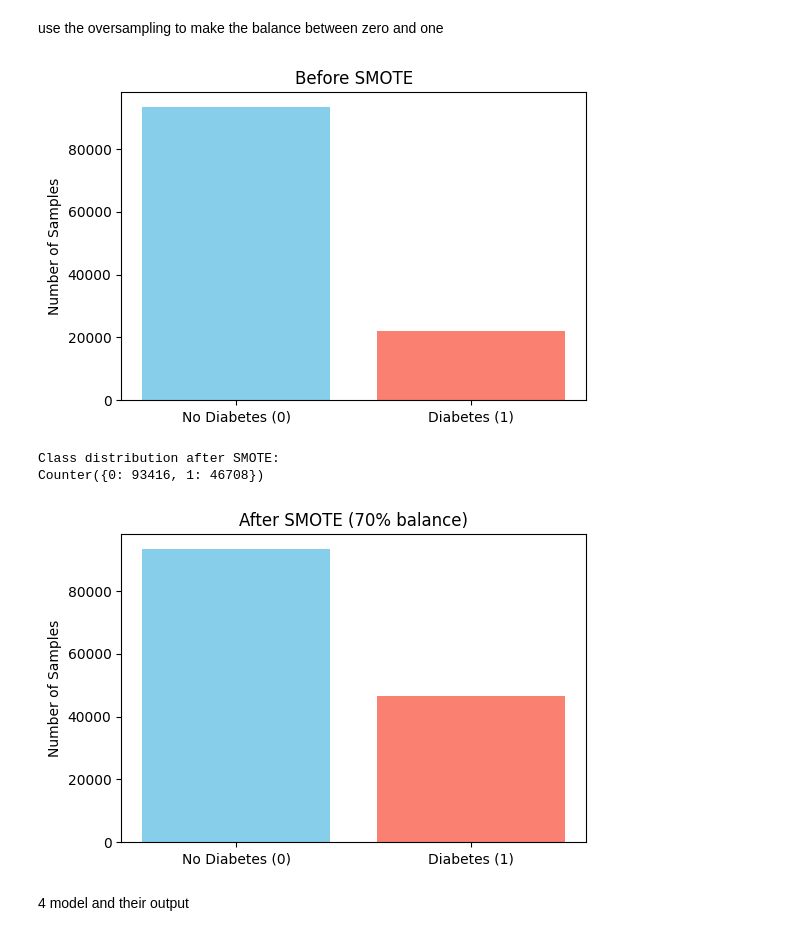
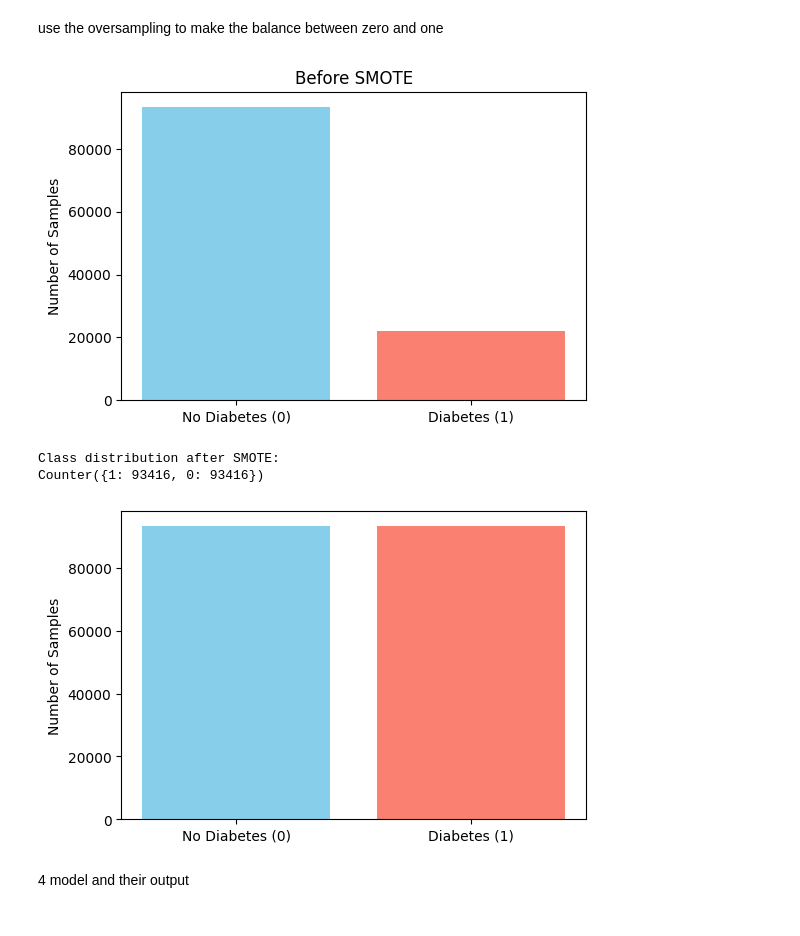
Before and after one commit to Mahed21/smartDiabetes_model, a Jupyter notebook: analysis new.ipynb, the cells around one changed output. Saved outputs shown, nothing was run; the diff lists cells and outputs as text; code cells hidden in the pictures.

```diff
--- a/analysis new.ipynb
+++ b/analysis new.ipynb
@@ -382,50 +353,48 @@ X_train, X_test, y_train, y_test = train_test_split(
 # %% [markdown]
 use the oversampling to make the balance between zero and one
 # %%
-
-
 from imblearn.over_sampling import SMOTE
 from collections import Counter
 import matplotlib.pyplot as plt
 from sklearn.metrics import accuracy_score
 
-# Partial oversampling (70%)
-smote = SMOTE(sampling_strategy=0.5, random_state=42)
+# Partial oversampling (50%)
+smote = SMOTE(sampling_strategy='auto', random_state=42)
 X_train_balanced, y_train_balanced = smote.fit_resample(X_train, y_train)
 
 # Prepare list for results
 results = []
 
 def evaluate_model(name, y_true, y_pred):
     accuracy = accuracy_score(y_true, y_pred)
     result = {
         'Model': name,
         'Accuracy (%)': round(accuracy * 100, 2)
     }
     results.append(result)
     return result
 # Before SMOTE plot
 plt.figure(figsize=(6, 4))
 plt.bar(['No Diabetes (0)', 'Diabetes (1)'], [Counter(y_train)[0], Counter(y_train)[1]], color=['skyblue', 'salmon'])
 plt.title("Before SMOTE")
 plt.ylabel("Number of Samples")
 plt.show()
 
 # Class distribution after SMOTE
 print("Class distribution after SMOTE:")
 print(Counter(y_train_balanced))
 
 # After SMOTE plot
 plt.figure(figsize=(6, 4))
 plt.bar(['No Diabetes (0)', 'Diabetes (1)'], [Counter(y_train_balanced)[0], Counter(y_train_balanced)[1]], color=['skyblue', 'salmon'])
-plt.title("After SMOTE (70% balance)")
+
 plt.ylabel("Number of Samples")
 plt.show()
 # %% [output]
 [figure]
 Class distribution after SMOTE:
-Counter({0: 93416, 1: 46708})
+Counter({1: 93416, 0: 93416})
-[figure, old version]
+[figure, new version]
 # %% [markdown]
 4 model and their output
 # %%
```
Also changed, not shown: parts of 15 cells of this notebook, 11 other files.
